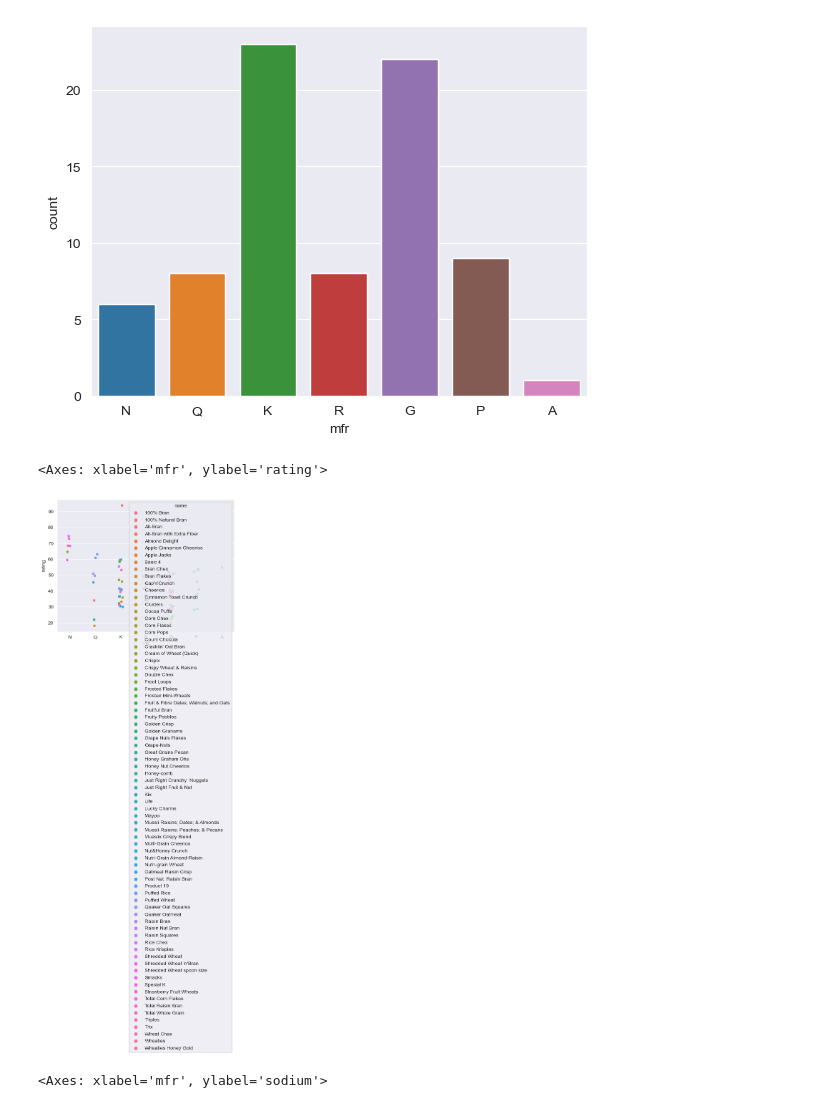
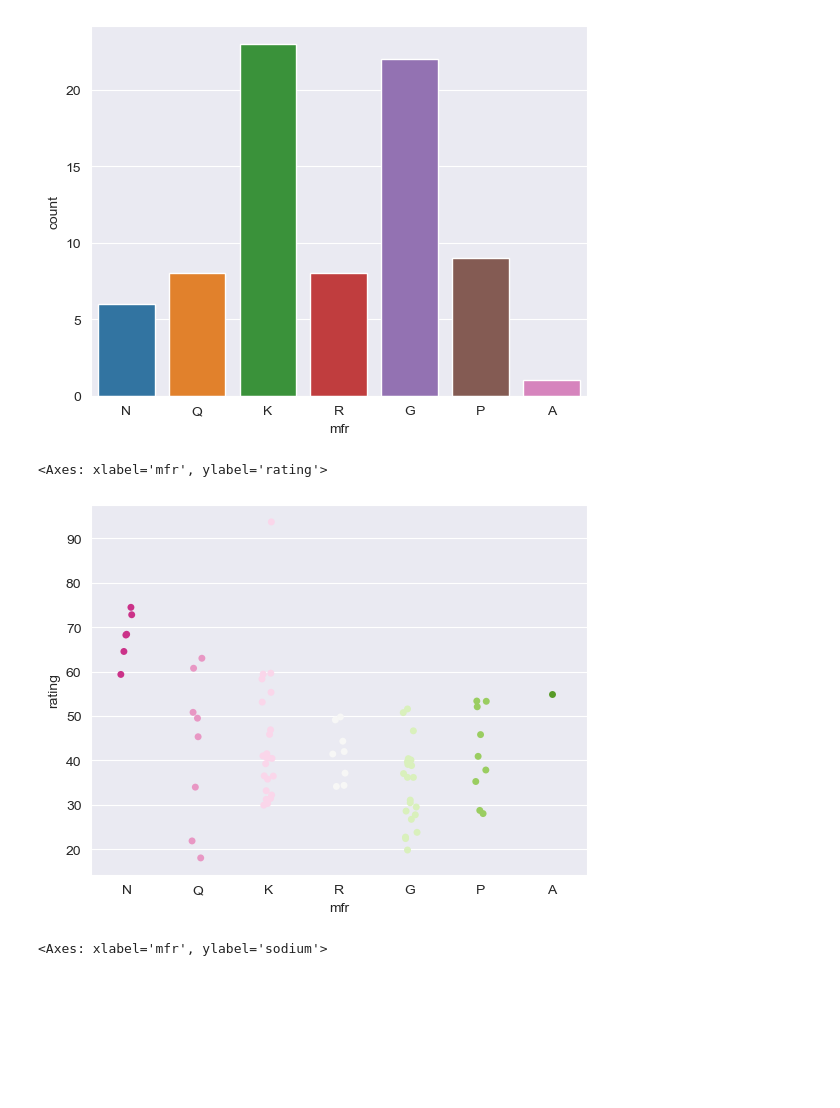
Before and after one commit to possibilitiesInTest/Python, a Jupyter notebook: src/JobReady-DataAnalytics/Seaborn/Seaborn_Exercise.ipynb, the cells around one changed output. Cells and saved outputs as stored; diff of their text form; code cells hidden in the pictures; blank space fills up the shorter version.

```diff
--- a/src/JobReady-DataAnalytics/Seaborn/Seaborn_Exercise.ipynb
+++ b/src/JobReady-DataAnalytics/Seaborn/Seaborn_Exercise.ipynb
@@ -79,10 +79,10 @@ sns.countplot(x='mfr', data=cereal)
 # create a box plot showing the variation of sodium in cereals separated by each manufacturer
 # is there a correlation?
 # %%
-sns.stripplot(x='mfr', y='rating', data=cereal, hue="name")
+sns.stripplot(x='mfr', y='rating', data=cereal, palette="PiYG")
 # %% [output]
 <Axes: xlabel='mfr', ylabel='rating'>
-[figure, old version]
+[figure, new version]
 # %%
 sns.boxplot(x='mfr', y='sodium', data=cereal)
 # %% [output]
```
Also changed, not shown: 4 other files.
